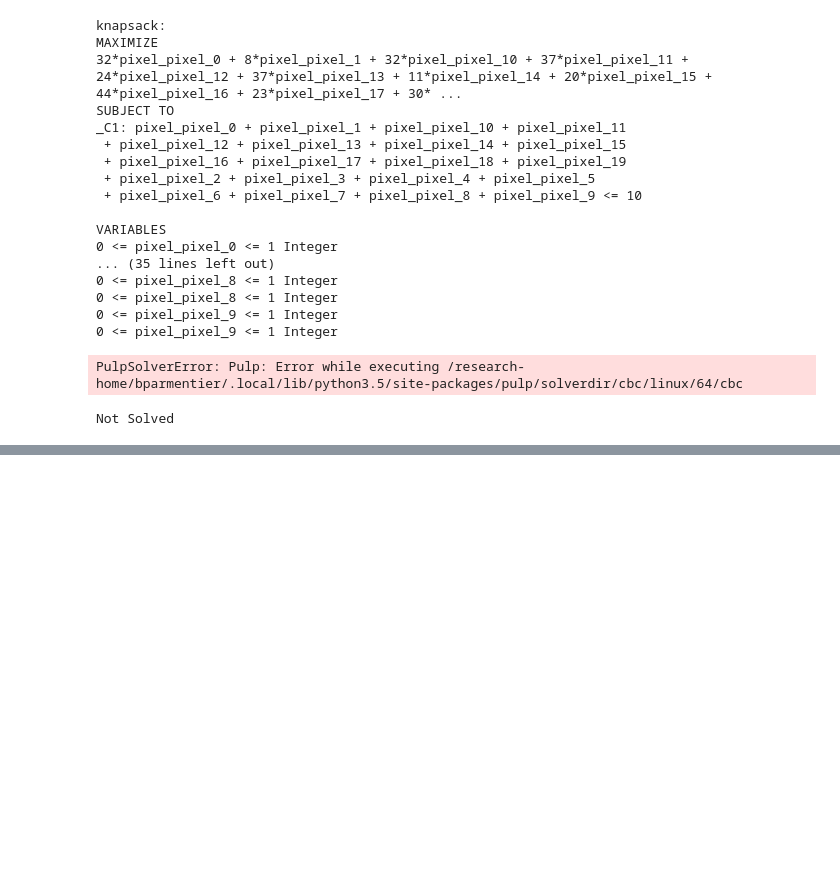
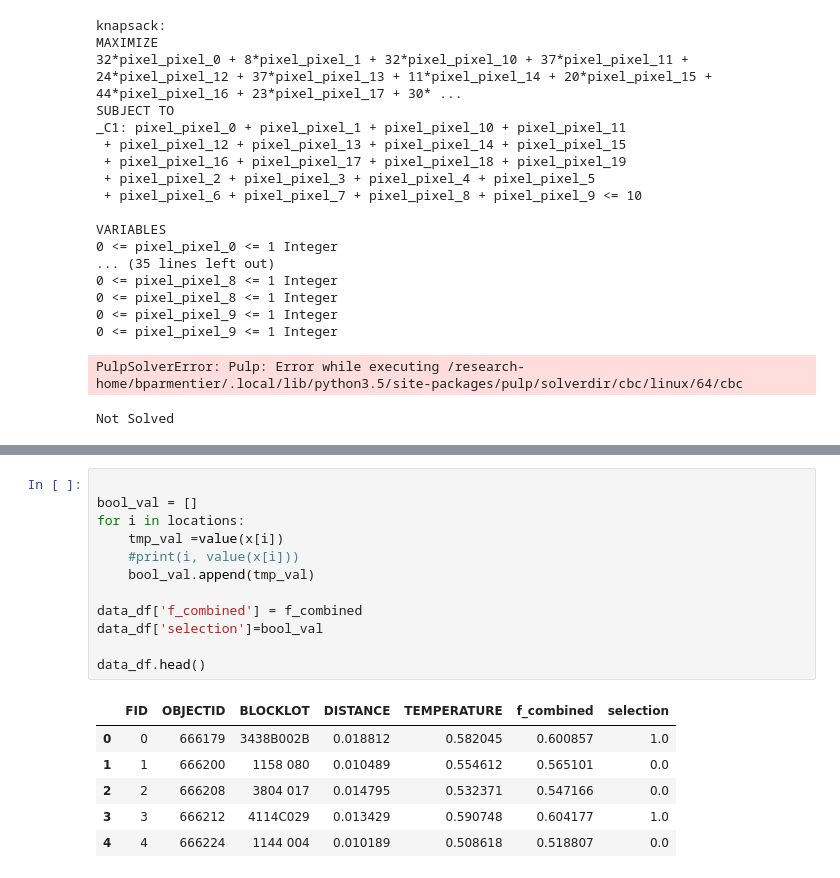
Before and after one commit to bparment1/spatial_optimization_and_suitability, a Jupyter notebook: optimization_baltimore_example.ipynb, the cells around one changed output, grey strips where cells are left out. Drawn from its saved outputs; the diff is of its cells as text; blank space fills up the shorter version.

```diff
--- a/optimization_baltimore_example.ipynb
+++ b/optimization_baltimore_example.ipynb
@@ -307,0 +373,19 @@ prob=LpProblem("knapsack",LpMaximize)
+# %%
+
+bool_val = []
+for i in locations:
+    tmp_val =value(x[i])
+    #print(i, value(x[i]))
+    bool_val.append(tmp_val)
+
+data_df['f_combined'] = f_combined
+data_df['selection']=bool_val
+
+data_df.head()
+# %% [output]
+|  | FID | OBJECTID | BLOCKLOT | DISTANCE | TEMPERATURE | f_combined | selection |
+| 0 | 0 | 666179 | 3438B002B | 0.018812 | 0.582045 | 0.600857 | 1.0 |
+| 1 | 1 | 666200 | 1158 080 | 0.010489 | 0.554612 | 0.565101 | 0.0 |
+| 2 | 2 | 666208 | 3804 017 | 0.014795 | 0.532371 | 0.547166 | 0.0 |
+| 3 | 3 | 666212 | 4114C029 | 0.013429 | 0.590748 | 0.604177 | 1.0 |
+| 4 | 4 | 666224 | 1144 004 | 0.010189 | 0.508618 | 0.518807 | 0.0 |
```
Also changed, not shown: parts of 10 cells of this notebook.
